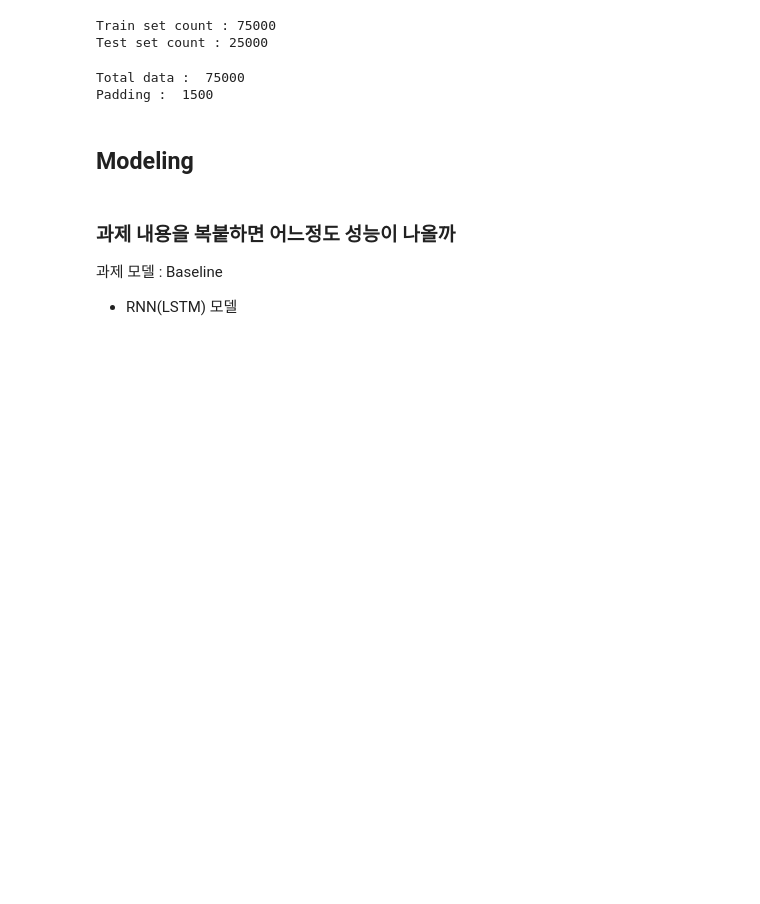
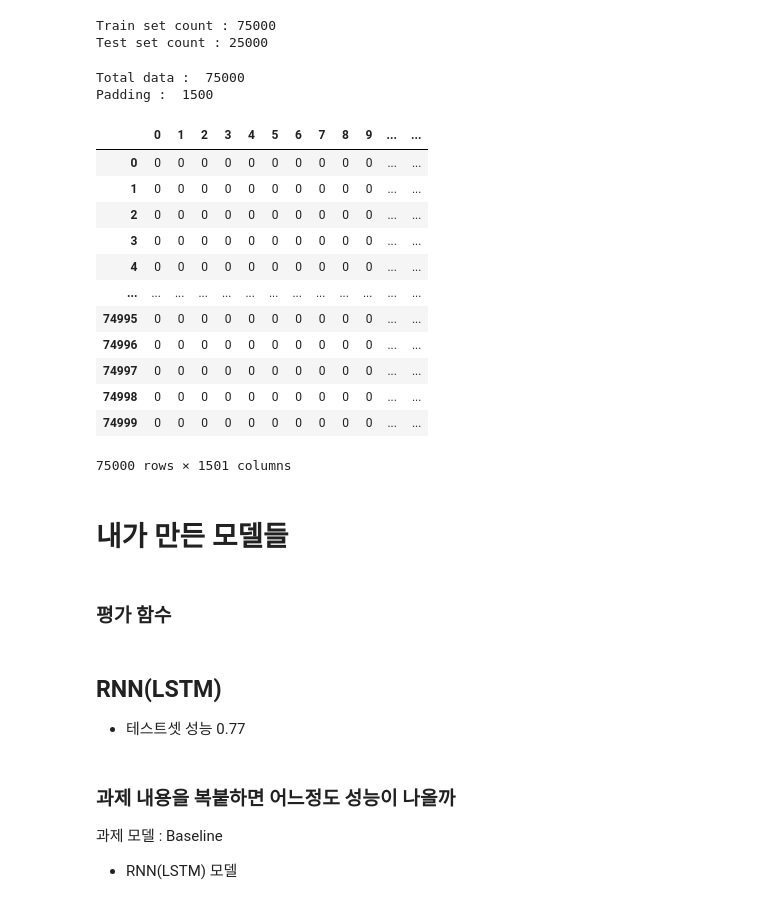
Before and after one commit to jamsun9907/Sentiment_analysis_game_review, a Jupyter notebook: Section_4_Project.ipynb, the cells around one changed output. Cells and saved outputs as stored; diff of their text form; code cells hidden in the pictures; blank space fills up the shorter version.

```diff
--- a/Section_4_Project.ipynb
+++ b/Section_4_Project.ipynb
@@ -161,10 +163,10 @@ def twit_tokenizer(text):
 # %% [markdown]
 토큰 목록은 후에 워드 클라우드 등에서 사용하기
 # %%
-# target['tokenized'] = target['reviews'].apply(lambda x: twit_tokenizer(x)) # 12분
+target['tokenized'] = target['reviews'].apply(lambda x: twit_tokenizer(x)) # 12분
 
-# tokens = np.hstack(target['tokenized'].values)
+tokens = np.hstack(target['tokenized'].values)
 
-# print('# of tokens : ',len(tokens))
-# tokens[:10]
+print('# of tokens : ',len(tokens))
+tokens[:10]
 # %% [output]
@@ -240,8 +242,27 @@ Padding :  1500
 # %%
 # Save tokenized data(sequence)
 df_seq = pd.DataFrame(sequences_matrix)
+df_seq['label'] = y_train
+df_seq
 
-df_seq.to_csv('sequence.csv')
-files.download('sequence.csv')
+
+# df_seq.to_csv('sequence.csv')
+# files.download('sequence.csv')
+# %% [output]
+|  | 0 | 1 | 2 | 3 | 4 | 5 | 6 | 7 | 8 | 9 | ... | ... |
+| 0 | 0 | 0 | 0 | 0 | 0 | 0 | 0 | 0 | 0 | 0 | ... | ... |
+| 1 | 0 | 0 | 0 | 0 | 0 | 0 | 0 | 0 | 0 | 0 | ... | ... |
+| 2 | 0 | 0 | 0 | 0 | 0 | 0 | 0 | 0 | 0 | 0 | ... | ... |
+| 3 | 0 | 0 | 0 | 0 | 0 | 0 | 0 | 0 | 0 | 0 | ... | ... |
+| 4 | 0 | 0 | 0 | 0 | 0 | 0 | 0 | 0 | 0 | 0 | ... | ... |
+| ... | ... | ... | ... | ... | ... | ... | ... | ... | ... | ... | ... | ... |
+| 74995 | 0 | 0 | 0 | 0 | 0 | 0 | 0 | 0 | 0 | 0 | ... | ... |
+| 74996 | 0 | 0 | 0 | 0 | 0 | 0 | 0 | 0 | 0 | 0 | ... | ... |
+| 74997 | 0 | 0 | 0 | 0 | 0 | 0 | 0 | 0 | 0 | 0 | ... | ... |
+| 74998 | 0 | 0 | 0 | 0 | 0 | 0 | 0 | 0 | 0 | 0 | ... | ... |
+| 74999 | 0 | 0 | 0 | 0 | 0 | 0 | 0 | 0 | 0 | 0 | ... | ... |
+75000 rows × 1501 columns
-# %% [markdown]
-## Modeling
+# %% [markdown]
+# 내가 만든 모델들
+# %% [markdown]
+### 평가 함수
@@ -248,3 +281,6 @@ files.download('sequence.csv')
+# %% [markdown]
+## RNN(LSTM)
+- 테스트셋 성능 0.77
 # %% [markdown]
 ### 과제 내용을 복붙하면 어느정도 성능이 나올까
 과제 모델 : Baseline
```
Also changed, not shown: parts of 73 cells of this notebook.
